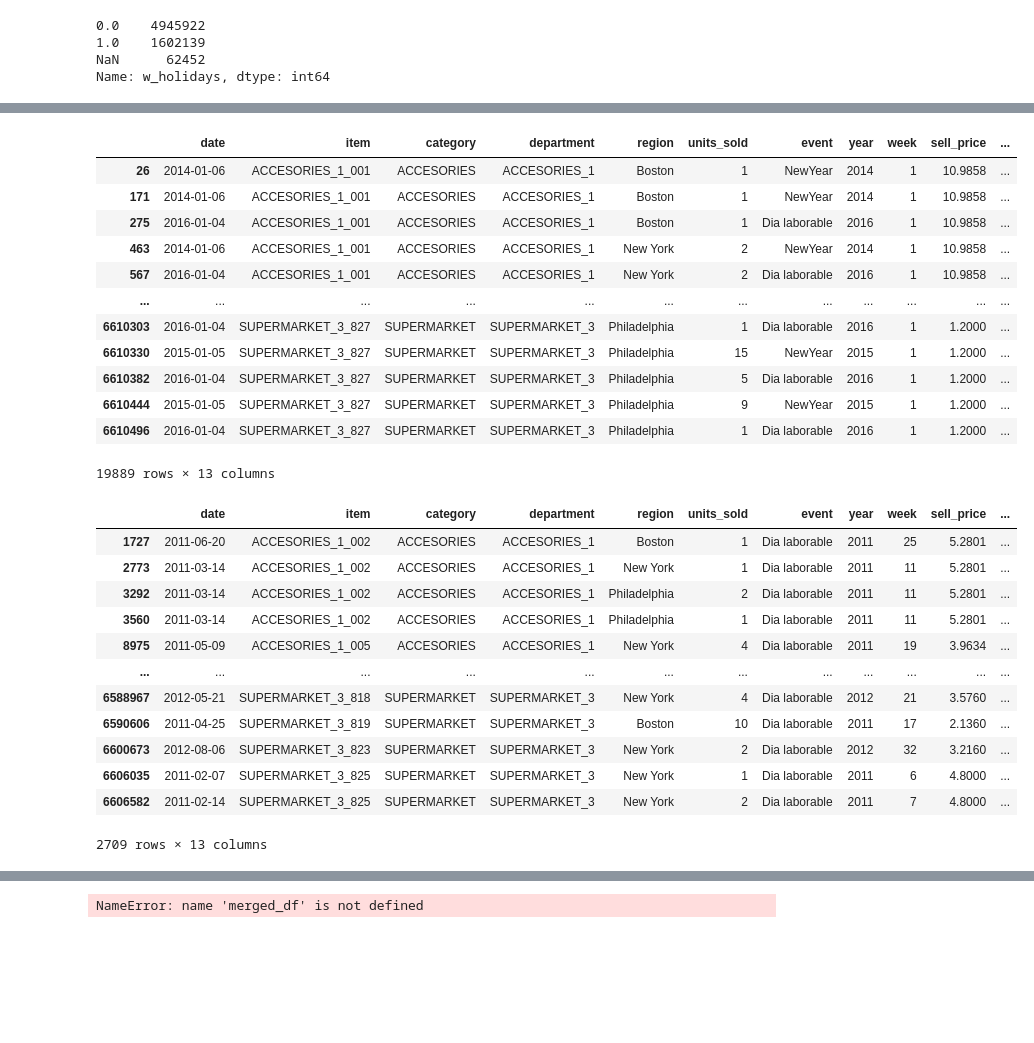
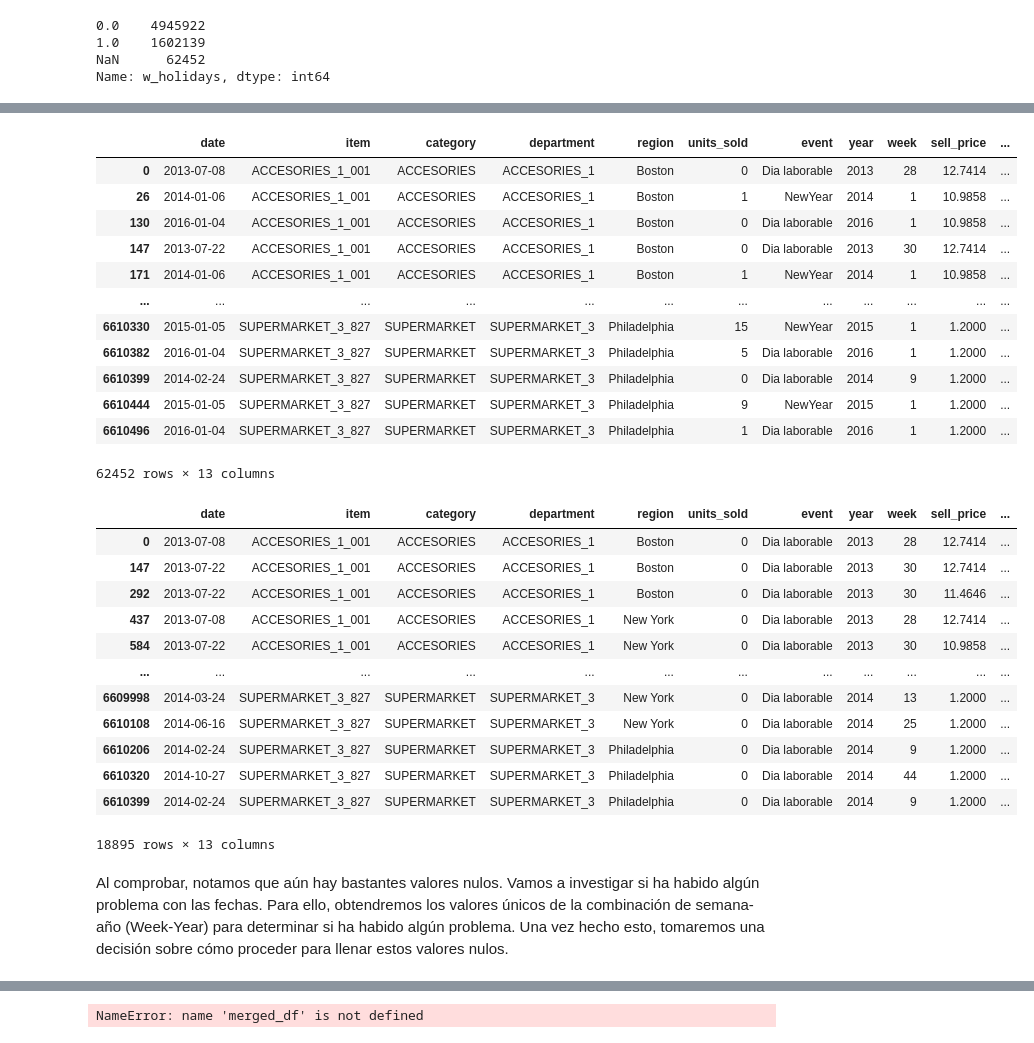
Before and after one commit to alitermat/capstone_retail_TFM, a Jupyter notebook: notebooks/Limpiezadedatos.ipynb, the cells around one changed output, grey strips where cells are left out. Saved outputs shown, nothing was run; the diff lists cells and outputs as text; code cells hidden in the pictures; blank space fills up the shorter version.

```diff
--- a/notebooks/Limpiezadedatos.ipynb
+++ b/notebooks/Limpiezadedatos.ipynb
@@ -863,2 +829,2 @@ df_prueba= df.copy()
 # %%
-df_resultado = df_prueba.merge(holidays_week, on=['date','week', 'year'], how='left')
+df = df.merge(holidays_week, on=['date','week', 'year'], how='left')
@@ -907,16 +865,16 @@ df_resultado.drop(df_resultado.loc[(df_resultado["w_holidays"].isna()) & (df_res
 # %%
-df_resultado.loc[df_resultado.w_holidays.isna()]
+df.loc[(df["w_holidays"].isna())]
 # %% [output]
 |  | date | item | category | department | region | units_sold | event | year | week | sell_price | ... |
+| 0 | 2013-07-08 | ACCESORIES_1_001 | ACCESORIES | ACCESORIES_1 | Boston | 0 | Dia laborable | 2013 | 28 | 12.7414 | ... |
 | 26 | 2014-01-06 | ACCESORIES_1_001 | ACCESORIES | ACCESORIES_1 | Boston | 1 | NewYear | 2014 | 1 | 10.9858 | ... |
+| 130 | 2016-01-04 | ACCESORIES_1_001 | ACCESORIES | ACCESORIES_1 | Boston | 0 | Dia laborable | 2016 | 1 | 10.9858 | ... |
+| 147 | 2013-07-22 | ACCESORIES_1_001 | ACCESORIES | ACCESORIES_1 | Boston | 0 | Dia laborable | 2013 | 30 | 12.7414 | ... |
 | 171 | 2014-01-06 | ACCESORIES_1_001 | ACCESORIES | ACCESORIES_1 | Boston | 1 | NewYear | 2014 | 1 | 10.9858 | ... |
-| 275 | 2016-01-04 | ACCESORIES_1_001 | ACCESORIES | ACCESORIES_1 | Boston | 1 | Dia laborable | 2016 | 1 | 10.9858 | ... |
-| 463 | 2014-01-06 | ACCESORIES_1_001 | ACCESORIES | ACCESORIES_1 | New York | 2 | NewYear | 2014 | 1 | 10.9858 | ... |
-| 567 | 2016-01-04 | ACCESORIES_1_001 | ACCESORIES | ACCESORIES_1 | New York | 2 | Dia laborable | 2016 | 1 | 10.9858 | ... |
 | ... | ... | ... | ... | ... | ... | ... | ... | ... | ... | ... | ... |
-| 6610303 | 2016-01-04 | SUPERMARKET_3_827 | SUPERMARKET | SUPERMARKET_3 | Philadelphia | 1 | Dia laborable | 2016 | 1 | 1.2000 | ... |
 | 6610330 | 2015-01-05 | SUPERMARKET_3_827 | SUPERMARKET | SUPERMARKET_3 | Philadelphia | 15 | NewYear | 2015 | 1 | 1.2000 | ... |
 | 6610382 | 2016-01-04 | SUPERMARKET_3_827 | SUPERMARKET | SUPERMARKET_3 | Philadelphia | 5 | Dia laborable | 2016 | 1 | 1.2000 | ... |
+| 6610399 | 2014-02-24 | SUPERMARKET_3_827 | SUPERMARKET | SUPERMARKET_3 | Philadelphia | 0 | Dia laborable | 2014 | 9 | 1.2000 | ... |
 | 6610444 | 2015-01-05 | SUPERMARKET_3_827 | SUPERMARKET | SUPERMARKET_3 | Philadelphia | 9 | NewYear | 2015 | 1 | 1.2000 | ... |
 | 6610496 | 2016-01-04 | SUPERMARKET_3_827 | SUPERMARKET | SUPERMARKET_3 | Philadelphia | 1 | Dia laborable | 2016 | 1 | 1.2000 | ... |
-19889 rows × 13 columns
+62452 rows × 13 columns
@@ -925,17 +885,19 @@ df_resultado.loc[df_resultado["week"] == 1, "w_holidays"] = 1
 # %%
-df_resultado.loc[df_resultado.w_holidays.isna()]
+df.loc[df.w_holidays.isna()]
 # %% [output]
 |  | date | item | category | department | region | units_sold | event | year | week | sell_price | ... |
-| 1727 | 2011-06-20 | ACCESORIES_1_002 | ACCESORIES | ACCESORIES_1 | Boston | 1 | Dia laborable | 2011 | 25 | 5.2801 | ... |
-| 2773 | 2011-03-14 | ACCESORIES_1_002 | ACCESORIES | ACCESORIES_1 | New York | 1 | Dia laborable | 2011 | 11 | 5.2801 | ... |
-| 3292 | 2011-03-14 | ACCESORIES_1_002 | ACCESORIES | ACCESORIES_1 | Philadelphia | 2 | Dia laborable | 2011 | 11 | 5.2801 | ... |
-| 3560 | 2011-03-14 | ACCESORIES_1_002 | ACCESORIES | ACCESORIES_1 | Philadelphia | 1 | Dia laborable | 2011 | 11 | 5.2801 | ... |
-| 8975 | 2011-05-09 | ACCESORIES_1_005 | ACCESORIES | ACCESORIES_1 | New York | 4 | Dia laborable | 2011 | 19 | 3.9634 | ... |
+| 0 | 2013-07-08 | ACCESORIES_1_001 | ACCESORIES | ACCESORIES_1 | Boston | 0 | Dia laborable | 2013 | 28 | 12.7414 | ... |
+| 147 | 2013-07-22 | ACCESORIES_1_001 | ACCESORIES | ACCESORIES_1 | Boston | 0 | Dia laborable | 2013 | 30 | 12.7414 | ... |
+| 292 | 2013-07-22 | ACCESORIES_1_001 | ACCESORIES | ACCESORIES_1 | Boston | 0 | Dia laborable | 2013 | 30 | 11.4646 | ... |
+| 437 | 2013-07-08 | ACCESORIES_1_001 | ACCESORIES | ACCESORIES_1 | New York | 0 | Dia laborable | 2013 | 28 | 12.7414 | ... |
+| 584 | 2013-07-22 | ACCESORIES_1_001 | ACCESORIES | ACCESORIES_1 | New York | 0 | Dia laborable | 2013 | 30 | 10.9858 | ... |
 | ... | ... | ... | ... | ... | ... | ... | ... | ... | ... | ... | ... |
-| 6588967 | 2012-05-21 | SUPERMARKET_3_818 | SUPERMARKET | SUPERMARKET_3 | New York | 4 | Dia laborable | 2012 | 21 | 3.5760 | ... |
-| 6590606 | 2011-04-25 | SUPERMARKET_3_819 | SUPERMARKET | SUPERMARKET_3 | Boston | 10 | Dia laborable | 2011 | 17 | 2.1360 | ... |
-| 6600673 | 2012-08-06 | SUPERMARKET_3_823 | SUPERMARKET | SUPERMARKET_3 | New York | 2 | Dia laborable | 2012 | 32 | 3.2160 | ... |
-| 6606035 | 2011-02-07 | SUPERMARKET_3_825 | SUPERMARKET | SUPERMARKET_3 | New York | 1 | Dia laborable | 2011 | 6 | 4.8000 | ... |
-| 6606582 | 2011-02-14 | SUPERMARKET_3_825 | SUPERMARKET | SUPERMARKET_3 | New York | 2 | Dia laborable | 2011 | 7 | 4.8000 | ... |
+| 6609998 | 2014-03-24 | SUPERMARKET_3_827 | SUPERMARKET | SUPERMARKET_3 | New York | 0 | Dia laborable | 2014 | 13 | 1.2000 | ... |
+| 6610108 | 2014-06-16 | SUPERMARKET_3_827 | SUPERMARKET | SUPERMARKET_3 | New York | 0 | Dia laborable | 2014 | 25 | 1.2000 | ... |
+| 6610206 | 2014-02-24 | SUPERMARKET_3_827 | SUPERMARKET | SUPERMARKET_3 | Philadelphia | 0 | Dia laborable | 2014 | 9 | 1.2000 | ... |
+| 6610320 | 2014-10-27 | SUPERMARKET_3_827 | SUPERMARKET | SUPERMARKET_3 | Philadelphia | 0 | Dia laborable | 2014 | 44 | 1.2000 | ... |
+| 6610399 | 2014-02-24 | SUPERMARKET_3_827 | SUPERMARKET | SUPERMARKET_3 | Philadelphia | 0 | Dia laborable | 2014 | 9 | 1.2000 | ... |
-2709 rows × 13 columns
+18895 rows × 13 columns
+# %% [markdown]
+Al comprobar, notamos que aún hay bastantes valores nulos. Vamos a investigar si ha habido algún problema con las fechas. Para ello, obtendremos los valores únicos de la combinación de semana-año (Week-Year) para determinar si ha habido algún problema. Una vez hecho esto, tomaremos una decisión sobre cómo proceder para llenar estos valores nulos.
 # %%
```
Also changed, not shown: parts of 37 cells of this notebook, 1 other file.
